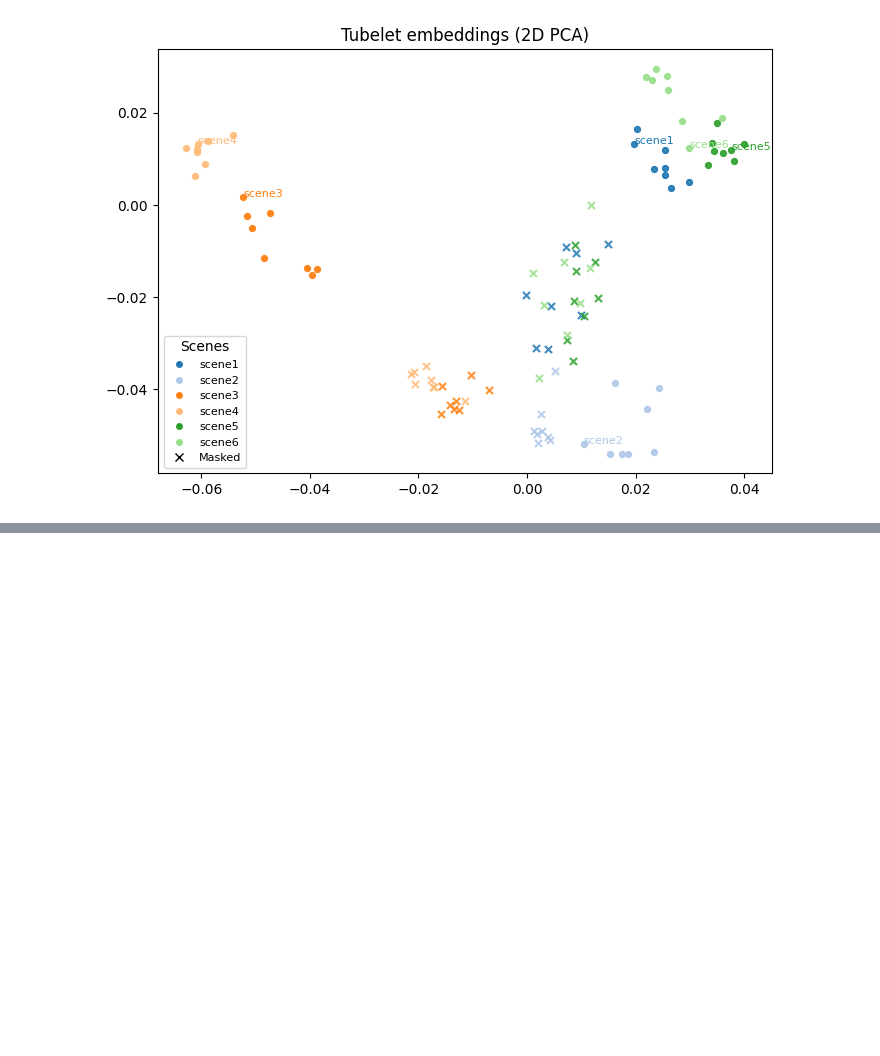
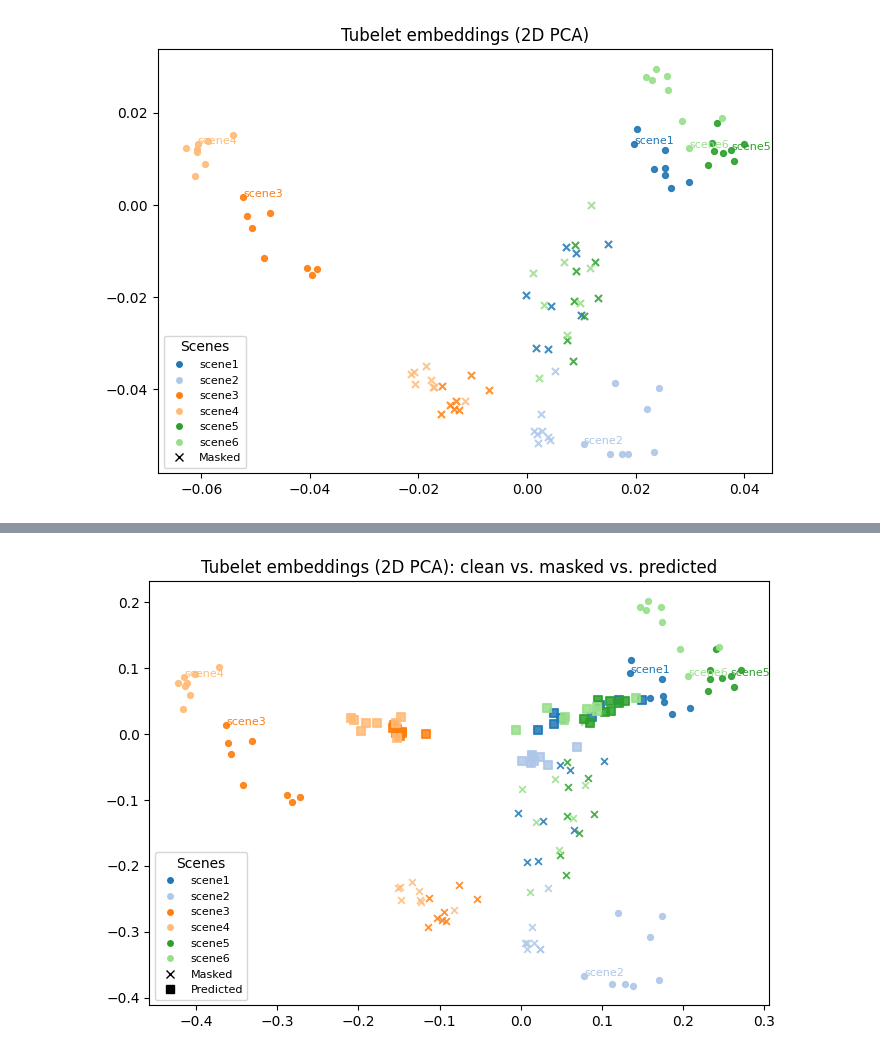
Before and after one commit to shamikkarkhanis/AV-SSL-Optimization-JEPA, a Jupyter notebook: jepa/prediction.ipynb, the cells around one changed output, grey strips where cells are left out. Cells and saved outputs as stored; diff of their text form; code cells hidden in the pictures; blank space fills up the shorter version.

```diff
--- a/jepa/prediction.ipynb
+++ b/jepa/prediction.ipynb
@@ -320,0 +568,43 @@ plt.show()
+# %%
+
+# 2d plotting
+scenes_unique = sorted({m[0] for m in tubelet_meta})
+palette = plt.cm.get_cmap('tab20').colors
+color_map = {s: palette[i % len(palette)] for i, s in enumerate(scenes_unique)}
+
+plt.figure(figsize=(7, 5))
+for (x, y), (scene, _) in zip(emb_2d, tubelet_meta):
+    plt.scatter(x, y, color=color_map[scene], s=18, alpha=0.9)
+
+if emb_2d_masked is not None:
+    for (x, y), (scene, _) in zip(emb_2d_masked, tubelet_meta):
+        plt.scatter(x, y, color=color_map[scene], s=24, marker='x',
+                    linewidths=1.3, alpha=0.85)
+
+if emb_2d_pred is not None:
+    for (x, y), (scene, _) in zip(emb_2d_pred, tubelet_meta):
+        plt.scatter(x, y, color=color_map[scene], s=28, marker='s',
+                    linewidths=1.5, alpha=0.85)
+
+plt.title("Tubelet embeddings (2D PCA): clean vs. masked vs. predicted")
+
+for scene in scenes_unique:
+    k = next(i for i, m in enumerate(tubelet_meta) if m[0] == scene)
+    x, y = emb_2d[k]
+    plt.text(x, y, scene, fontsize=8, color=color_map[scene])
+
+handles = [plt.Line2D([0], [0], marker='o', color='w', label=s,
+                    markerfacecolor=color_map[s], markersize=6)
+            for s in scenes_unique]
+if emb_2d_masked is not None:
+    handles.append(plt.Line2D([0], [0], marker='x', color='k', linewidth=0,
+                            markeredgecolor='k', label='Masked'))
+if emb_2d_pred is not None:
+    handles.append(plt.Line2D([0], [0], marker='s', color='k', linewidth=0,
+                            markeredgecolor='k', label='Predicted'))
+
+plt.legend(handles=handles, loc='best', fontsize=8, title='Scenes')
+plt.tight_layout()
+plt.show()
+# %% [output]
+[figure, added]
```
Also changed, not shown: parts of 15 cells of this notebook.
